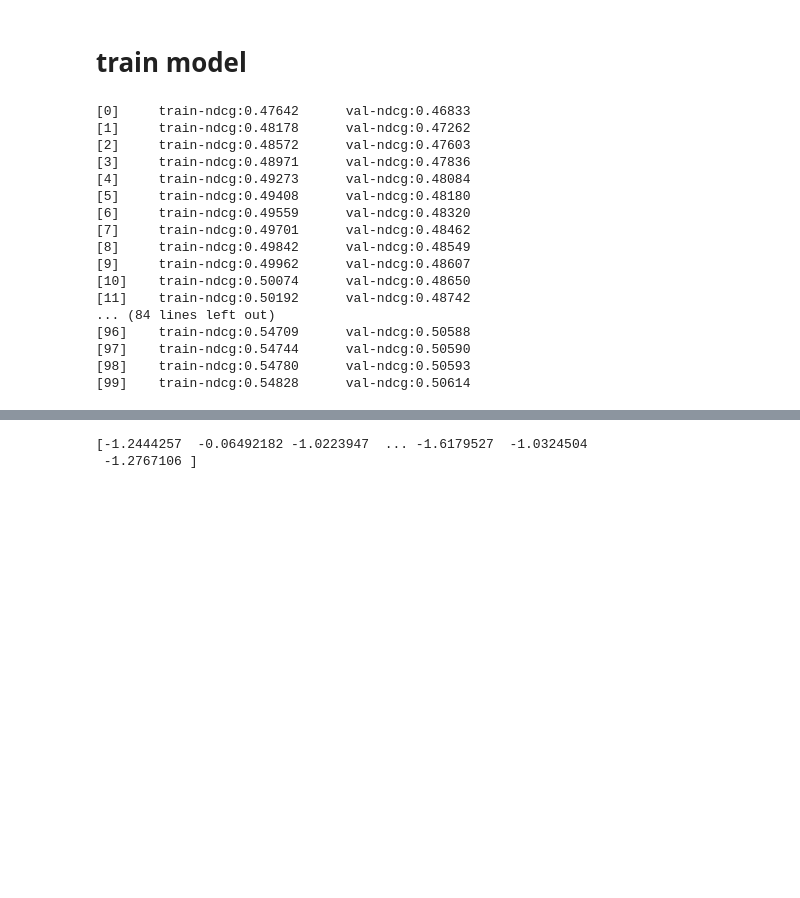
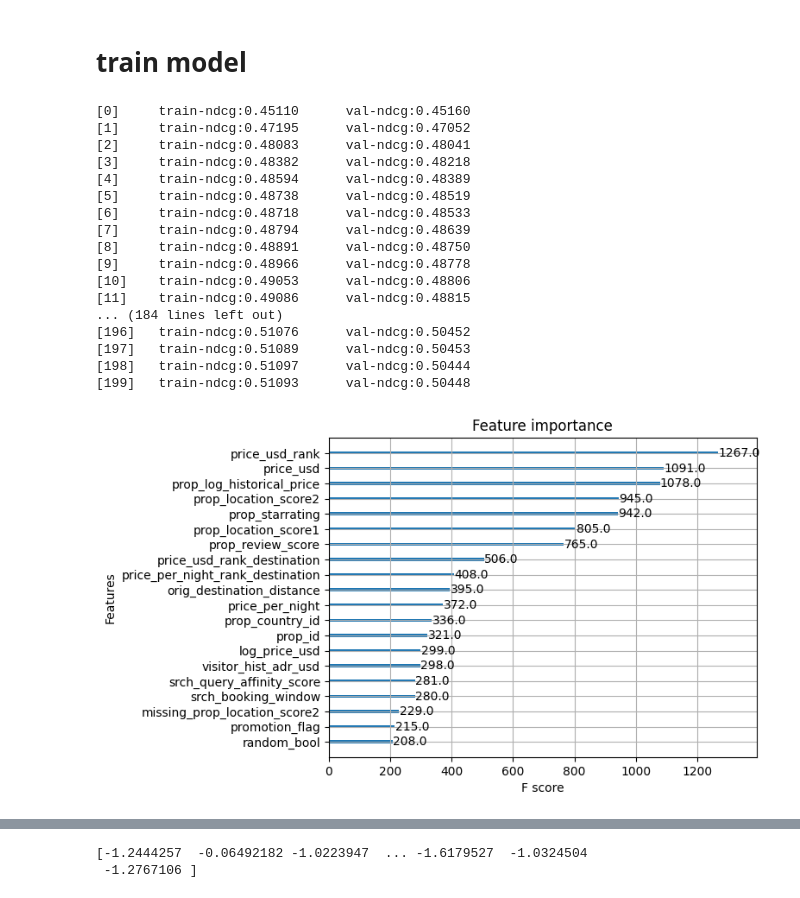
Before and after one commit to michelexyz/DMT-assignment-2, a Jupyter notebook: model_xgboost.ipynb, the cells around one changed output, grey strips where cells are left out. Cells and saved outputs as stored; diff of their text form; code cells hidden in the pictures; blank space fills up the shorter version.

```diff
--- a/model_xgboost.ipynb
+++ b/model_xgboost.ipynb
@@ -12,4 +12,9 @@ chunk = pd.read_csv(train_path, chunksize=1000000)
 df = pd.concat(chunk)
+# %%
+#prepped_df['relevance'] = prepped_df['click_bool'] + prepped_df['booking_bool']*4
+
+# add relevance column
+df['relevance'] = df['click_bool'] + df['booking_bool']*4
 # %% [markdown]
 # data preparation
 # %%
@@ -21,10 +26,10 @@ train_data = df[df['srch_id'].isin(train_groups['srch_id'])]
 val_data = df[df['srch_id'].isin(val_groups['srch_id'])]
 
 # prepare X and y for train/val set
-X_train = train_data.drop(columns=['click_bool', 'booking_bool', 'relevance', 'position', 'gross_bookings_usd'])
+X_train = train_data.drop(columns=['click_bool', 'booking_bool', 'relevance', 'position'])
 y_train = train_data['relevance']
 
-X_val = val_data.drop(columns=['click_bool', 'booking_bool', 'relevance', 'position', 'gross_bookings_usd'])
+X_val = val_data.drop(columns=['click_bool', 'booking_bool', 'relevance', 'position'])
 y_val = val_data['relevance']
 # %%
 # create groups (for DMatrix)
@@ -41,35 +46,53 @@ dval.set_group(val_group)
 # %%
 params = {
     'objective': 'rank:pairwise',
-    'eta': 0.1, # learning rate
+    'eta': 0.15, # learning rate
     'gamma': 0.5, # minimum loss reduction required to further partition on a leaf node
-    'min_child_weight': 0.1, #  minimum sum of instance weights needed in a child
+    'min_child_weight': 1, #  minimum sum of instance weights needed in a child
     'max_depth': 10, # max depth of the tree
     'eval_metric': 'ndcg' # 'map' for mean average precision; 'ndcg' for ndcg
 }
+
+params = {
+    'objective': 'rank:pairwise',
+    'eta': 0.1,
+    'gamma': 0.5,
+    'min_child_weight': 1,
+    'max_depth': 6,
+    'eval_metric': 'ndcg',
+    'subsample': 0.8,
+    'colsample_bytree': 0.8
+}
 # %%
-epochs = 100
+epochs = 200
 evals_result = {} # save results into dict
 bst = xgb.train(params, dtrain, epochs, evals=[(dtrain, 'train'), (dval, 'val')],
                 early_stopping_rounds=10, evals_result=evals_result, verbose_eval=True)
 # %% [output]
-[0]     train-ndcg:0.47642      val-ndcg:0.46833
-[1]     train-ndcg:0.48178      val-ndcg:0.47262
-[2]     train-ndcg:0.48572      val-ndcg:0.47603
-[3]     train-ndcg:0.48971      val-ndcg:0.47836
-[4]     train-ndcg:0.49273      val-ndcg:0.48084
-[5]     train-ndcg:0.49408      val-ndcg:0.48180
-[6]     train-ndcg:0.49559      val-ndcg:0.48320
-[7]     train-ndcg:0.49701      val-ndcg:0.48462
-[8]     train-ndcg:0.49842      val-ndcg:0.48549
-[9]     train-ndcg:0.49962      val-ndcg:0.48607
-[10]    train-ndcg:0.50074      val-ndcg:0.48650
-[11]    train-ndcg:0.50192      val-ndcg:0.48742
-... (84 lines left out)
-[96]    train-ndcg:0.54709      val-ndcg:0.50588
-[97]    train-ndcg:0.54744      val-ndcg:0.50590
-[98]    train-ndcg:0.54780      val-ndcg:0.50593
-[99]    train-ndcg:0.54828      val-ndcg:0.50614
+[0]     train-ndcg:0.45110      val-ndcg:0.45160
+[1]     train-ndcg:0.47195      val-ndcg:0.47052
+[2]     train-ndcg:0.48083      val-ndcg:0.48041
+[3]     train-ndcg:0.48382      val-ndcg:0.48218
+[4]     train-ndcg:0.48594      val-ndcg:0.48389
+[5]     train-ndcg:0.48738      val-ndcg:0.48519
+[6]     train-ndcg:0.48718      val-ndcg:0.48533
+[7]     train-ndcg:0.48794      val-ndcg:0.48639
+[8]     train-ndcg:0.48891      val-ndcg:0.48750
+[9]     train-ndcg:0.48966      val-ndcg:0.48778
+[10]    train-ndcg:0.49053      val-ndcg:0.48806
+[11]    train-ndcg:0.49086      val-ndcg:0.48815
+... (184 lines left out)
+[196]   train-ndcg:0.51076      val-ndcg:0.50452
+[197]   train-ndcg:0.51089      val-ndcg:0.50453
+[198]   train-ndcg:0.51097      val-ndcg:0.50444
+[199]   train-ndcg:0.51093      val-ndcg:0.50448
+# %%
+# get feature importance plot it so that the labels are readable
+xgb.plot_importance(bst, importance_type='weight', max_num_features=20)
+
+plt.show()
+# %% [output]
+[figure, added]
 # %%
 # save best model to save_models/
 best_iteration = bst.best_iteration
```
Also changed, not shown: parts of 12 cells of this notebook, 5 other files.
